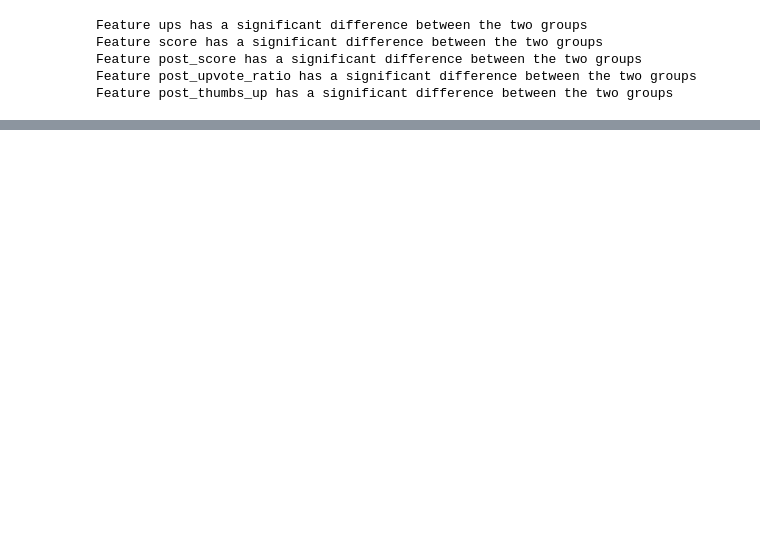
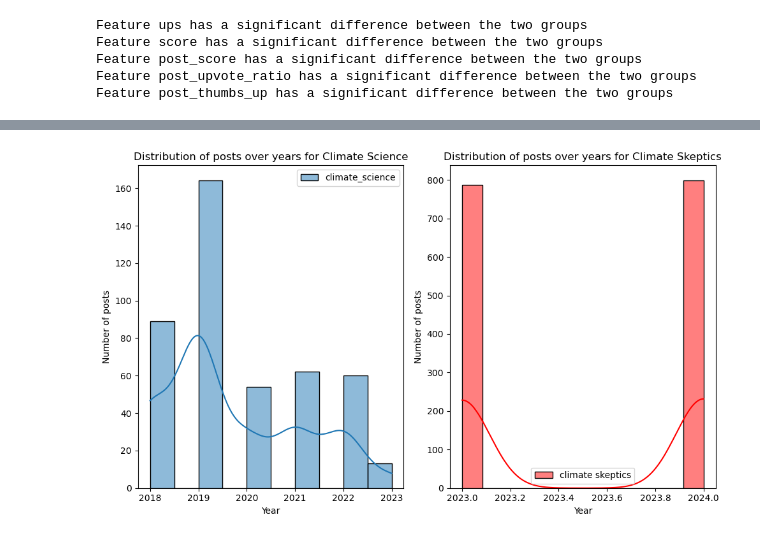
Before and after one commit to J-o-e-M/Social-Media-Mining-Project, a Jupyter notebook: hw1.ipynb, the cells around one changed output, grey strips where cells are left out. Cells and saved outputs as stored; diff of their text form; code cells hidden in the pictures; blank space fills up the shorter version.

```diff
--- a/hw1.ipynb
+++ b/hw1.ipynb
@@ -205,0 +203,5 @@ Feature post_thumbs_up has a significant difference between the two groups
+# %%
+df_sci["post_created_time"] = pd.to_datetime(df_sci["post_created_time"])
+df_skep["post_created_time"] = pd.to_datetime(df_skep["post_created_time"])
+
+df_sci["post_created_time"].head()
@@ -205,0 +227,18 @@ Feature post_thumbs_up has a significant difference between the two groups
+# %%
+df_sci["post_day"] = df_sci["post_created_time"].dt.day
+df_sci["post_month"] = df_sci["post_created_time"].dt.month
+df_sci["post_year"] = df_sci["post_created_time"].dt.year
+df_sci["post_day_of_week"] = df_sci["post_created_time"].dt.dayofweek
+df_sci["post_day_of_year"] = df_sci["post_created_time"].dt.dayofyear
+df_sci["post_hour"] = df_sci["post_created_time"].dt.hour
+
+df_skep["post_day"] = df_skep["post_created_time"].dt.day
+df_skep["post_month"] = df_skep["post_created_time"].dt.month
+df_skep["post_year"] = df_skep["post_created_time"].dt.year
+df_skep["post_day_of_week"] = df_skep["post_created_time"].dt.dayofweek
+df_skep["post_day_of_year"] = df_skep["post_created_time"].dt.dayofyear
+df_skep["post_hour"] = df_skep["post_created_time"].dt.hour
+
+df_sci[dt_features].head()
+
+# These may not be useful for the analysis... Keeping them for now
@@ -205,0 +269,21 @@ Feature post_thumbs_up has a significant difference between the two groups
+# %%
+# order both dataframes by post_created_time
+df_sci = df_sci.sort_values(by='post_created_time')
+df_skep = df_skep.sort_values(by='post_created_time')
+
+# Plotting the distribution of posts over time
+fig, ax = plt.subplots(1, 2, figsize=(10, 6))
+sns.histplot(data=df_sci, x='post_year', kde=True, stat="count", ax=ax[0], label='climate_science')
+sns.histplot(data=df_skep, x='post_year', kde=True, stat="count", ax=ax[1], label='climate skeptics', color='red')
+ax[0].set_title(f'Distribution of posts over years for Climate Science')
+ax[1].set_title(f'Distribution of posts over years for Climate Skeptics')
+ax[0].set_xlabel('Year')
+ax[1].set_xlabel('Year')
+ax[0].set_ylabel('Number of posts')
+ax[1].set_ylabel('Number of posts')
+ax[0].legend()
+ax[1].legend()
+plt.tight_layout()
+plt.show()
+# %% [output]
+[figure, added]
```
Also changed, not shown: parts of 11 cells of this notebook.
